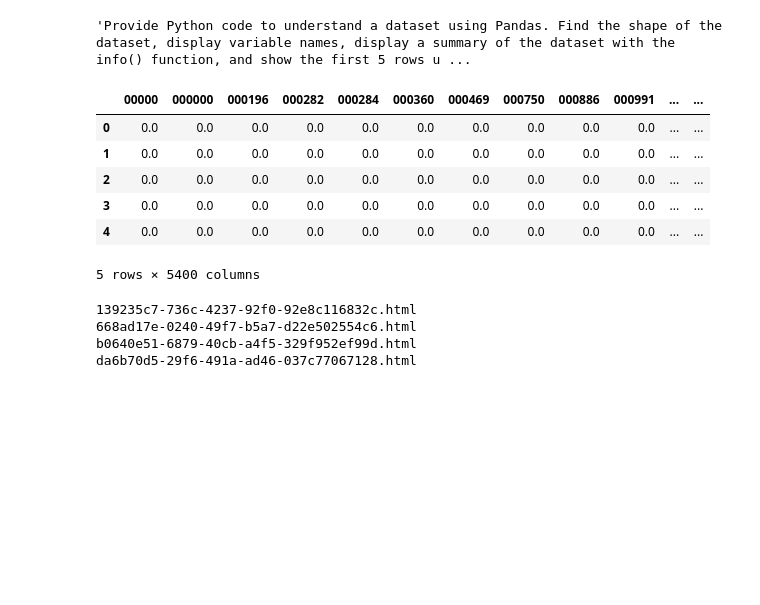
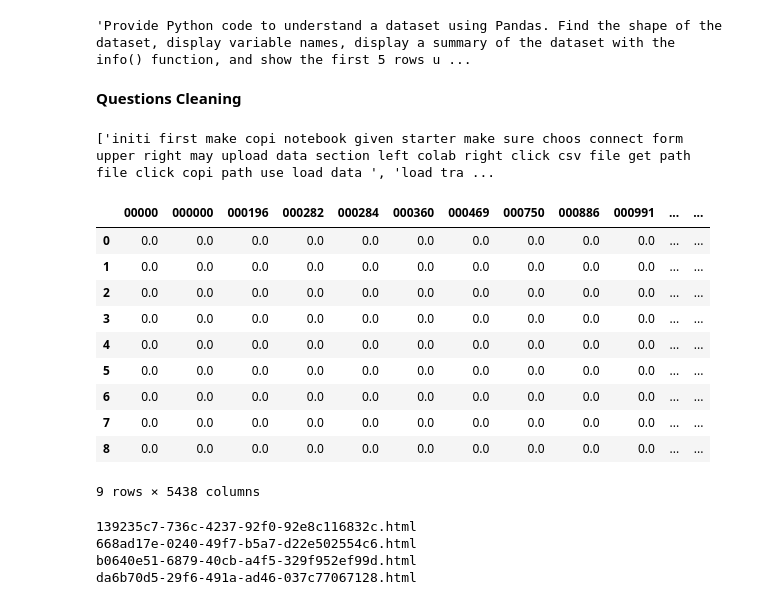
Before and after one commit to nusret35/cs412-project, a Jupyter notebook: cs412_code_base.ipynb, the cells around one changed output. Saved outputs shown, nothing was run; the diff lists cells and outputs as text; code cells hidden in the pictures; blank space fills up the shorter version.

```diff
--- a/cs412_code_base.ipynb
+++ b/cs412_code_base.ipynb
@@ -25,5 +98,5 @@ from sklearn.metrics import mean_squared_error, r2_score
 # %%
-data_path = "H:\GitHub\cs412-project\project-material\dataset\dataset\*.html" #Herkes kendi bilgisayarına uygun olarak değiştirsin.
+data_path = "./project-material/dataset/dataset/*.html" #Herkes kendi bilgisayarına uygun olarak değiştirsin.
 
 code2convos = dict()
 
@@ -101,8 +163,9 @@ for code , convos in code2convos.items():
     user_prompts = []
     for conv in convos:
         if conv["role"] == "user":
-            prompts.append(conv["text"])
-            user_prompts.append(conv["text"])
+            cleaned_convo = clean_text(conv["text"])
+            prompts.append(cleaned_convo)
+            user_prompts.append(cleaned_convo)
     code2prompts[code] = user_prompts
 # %%
 prompts[1]
@@ -177,19 +240,31 @@ Hint: You can use the confusion_matrix function from sklearn.metrics
 #####################
 ]
+# %% [markdown]
+**Questions Cleaning**
+# %%
+
+questions_cleaned = clean_text(questions)
+print(questions_cleaned)
+# %% [output]
+['initi first make copi notebook given starter make sure choos connect form upper right may upload data section left colab right click csv file get path file click copi path use load data ', 'load tra ...
 # %%
 vectorizer = TfidfVectorizer()
-vectorizer = vectorizer.fit(prompts + questions)
+vectorizer = vectorizer.fit(prompts + questions_cleaned)
 # %%
-questions_TF_IDF = pd.DataFrame(vectorizer.transform(questions).toarray(), columns=vectorizer.get_feature_names_out())
-questions_TF_IDF.head()
+questions_TF_IDF = pd.DataFrame(vectorizer.transform(questions_cleaned).toarray(), columns=vectorizer.get_feature_names_out())
+questions_TF_IDF
 # %% [output]
 |  | 00000 | 000000 | 000196 | 000282 | 000284 | 000360 | 000469 | 000750 | 000886 | 000991 | ... | ... |
 | 0 | 0.0 | 0.0 | 0.0 | 0.0 | 0.0 | 0.0 | 0.0 | 0.0 | 0.0 | 0.0 | ... | ... |
 | 1 | 0.0 | 0.0 | 0.0 | 0.0 | 0.0 | 0.0 | 0.0 | 0.0 | 0.0 | 0.0 | ... | ... |
 | 2 | 0.0 | 0.0 | 0.0 | 0.0 | 0.0 | 0.0 | 0.0 | 0.0 | 0.0 | 0.0 | ... | ... |
 | 3 | 0.0 | 0.0 | 0.0 | 0.0 | 0.0 | 0.0 | 0.0 | 0.0 | 0.0 | 0.0 | ... | ... |
 | 4 | 0.0 | 0.0 | 0.0 | 0.0 | 0.0 | 0.0 | 0.0 | 0.0 | 0.0 | 0.0 | ... | ... |
+| 5 | 0.0 | 0.0 | 0.0 | 0.0 | 0.0 | 0.0 | 0.0 | 0.0 | 0.0 | 0.0 | ... | ... |
+| 6 | 0.0 | 0.0 | 0.0 | 0.0 | 0.0 | 0.0 | 0.0 | 0.0 | 0.0 | 0.0 | ... | ... |
+| 7 | 0.0 | 0.0 | 0.0 | 0.0 | 0.0 | 0.0 | 0.0 | 0.0 | 0.0 | 0.0 | ... | ... |
+| 8 | 0.0 | 0.0 | 0.0 | 0.0 | 0.0 | 0.0 | 0.0 | 0.0 | 0.0 | 0.0 | ... | ... |
-5 rows × 5400 columns
+9 rows × 5438 columns
 # %%
 code2prompts_tf_idf = dict()
 for code, user_prompts in code2prompts.items():
```
Also changed, not shown: parts of 11 cells of this notebook, 3 other files.
